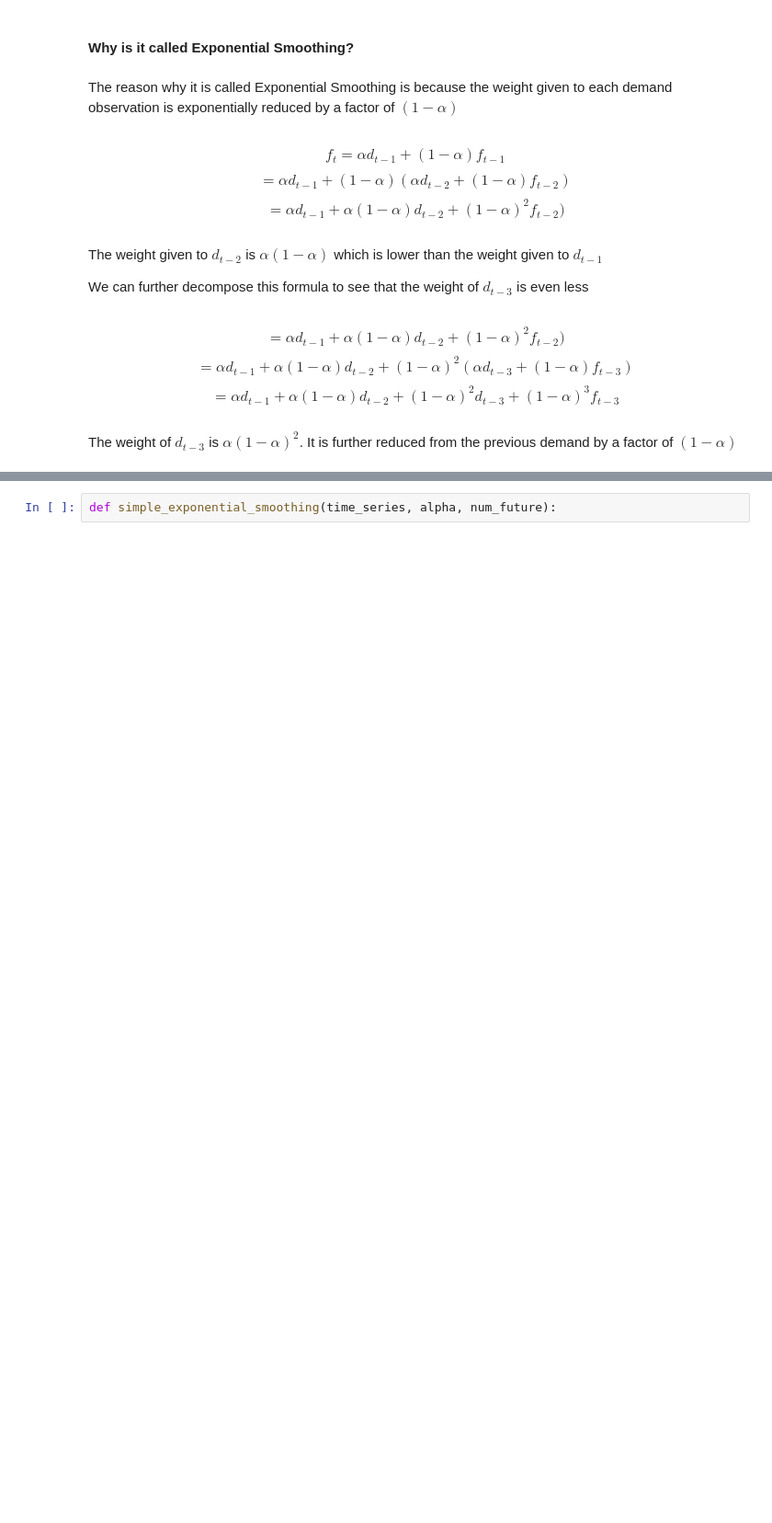
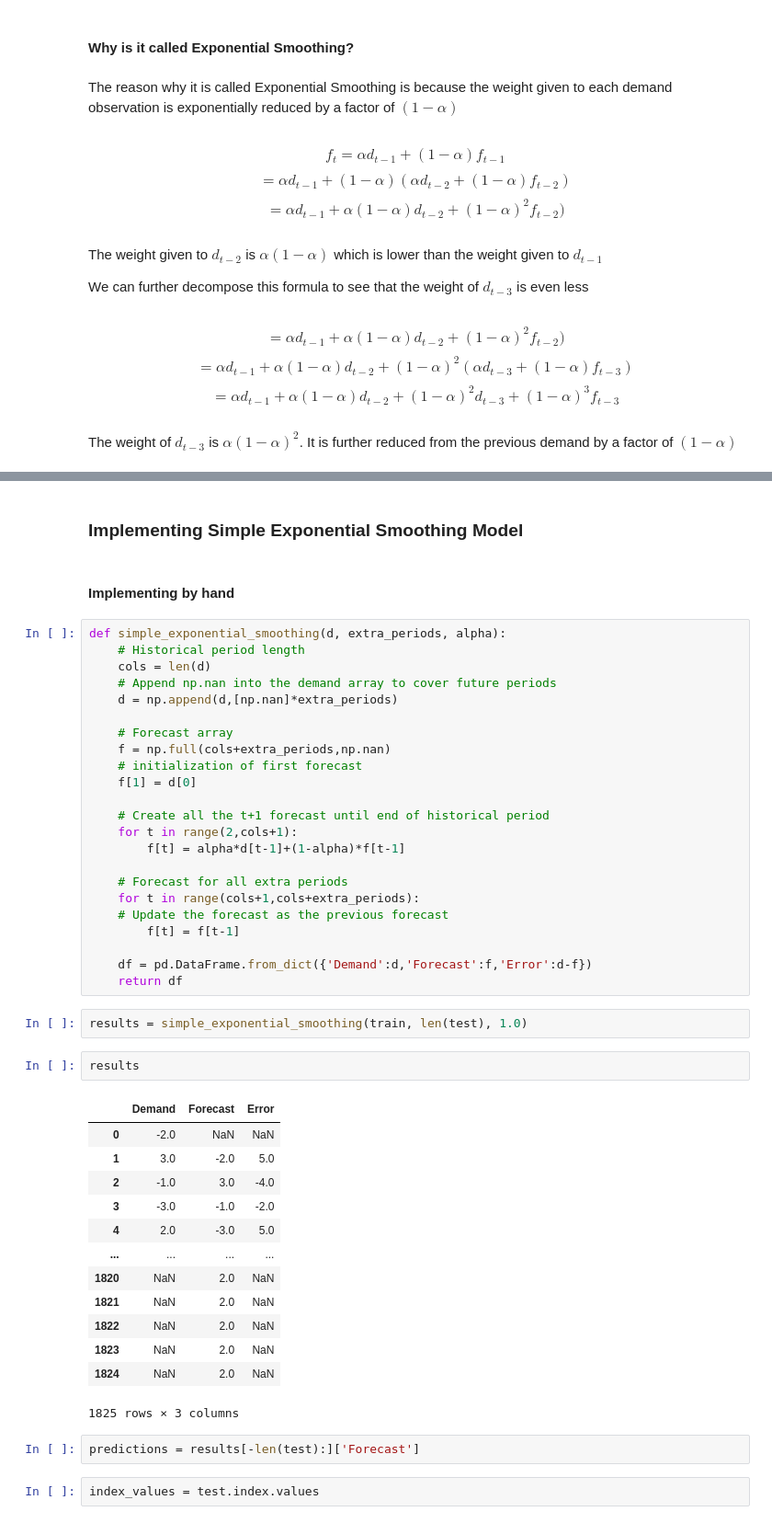
Before and after one commit to zhikaichen99/DemandForecasting, a Jupyter notebook: notebooks/Exponential_Smoothing.ipynb, the cells around one changed output, grey strips where cells are left out. Shown at 92% size. Drawn from its saved outputs; the diff is of its cells as text; blank space fills up the shorter version.

```diff
--- a/notebooks/Exponential_Smoothing.ipynb
+++ b/notebooks/Exponential_Smoothing.ipynb
@@ -50,2 +69,49 @@ The weight of $d_{t-3}$ is $\alpha (1 - \alpha)^2$. It is further reduced from t
-# %%
-def simple_exponential_smoothing(time_series, alpha, num_future):
+# %% [markdown]
+### Implementing Simple Exponential Smoothing Model
+# %% [markdown]
+#### Implementing by hand
+# %%
+def simple_exponential_smoothing(d, extra_periods, alpha):
+    # Historical period length
+    cols = len(d)
+    # Append np.nan into the demand array to cover future periods
+    d = np.append(d,[np.nan]*extra_periods)
+
+    # Forecast array
+    f = np.full(cols+extra_periods,np.nan)
+    # initialization of first forecast
+    f[1] = d[0]
+
+    # Create all the t+1 forecast until end of historical period
+    for t in range(2,cols+1):
+        f[t] = alpha*d[t-1]+(1-alpha)*f[t-1]
+
+    # Forecast for all extra periods
+    for t in range(cols+1,cols+extra_periods):
+    # Update the forecast as the previous forecast
+        f[t] = f[t-1]
+
+    df = pd.DataFrame.from_dict({'Demand':d,'Forecast':f,'Error':d-f})
+    return df
+# %%
+results = simple_exponential_smoothing(train, len(test), 1.0)
+# %%
+results
+# %% [output]
+|  | Demand | Forecast | Error |
+| 0 | -2.0 | NaN | NaN |
+| 1 | 3.0 | -2.0 | 5.0 |
+| 2 | -1.0 | 3.0 | -4.0 |
+| 3 | -3.0 | -1.0 | -2.0 |
+| 4 | 2.0 | -3.0 | 5.0 |
+| ... | ... | ... | ... |
+| 1820 | NaN | 2.0 | NaN |
+| 1821 | NaN | 2.0 | NaN |
+| 1822 | NaN | 2.0 | NaN |
+| 1823 | NaN | 2.0 | NaN |
+| 1824 | NaN | 2.0 | NaN |
+1825 rows × 3 columns
+# %%
+predictions = results[-len(test):]['Forecast']
+# %%
+index_values = test.index.values
```
Also changed, not shown: parts of 18 cells of this notebook.
